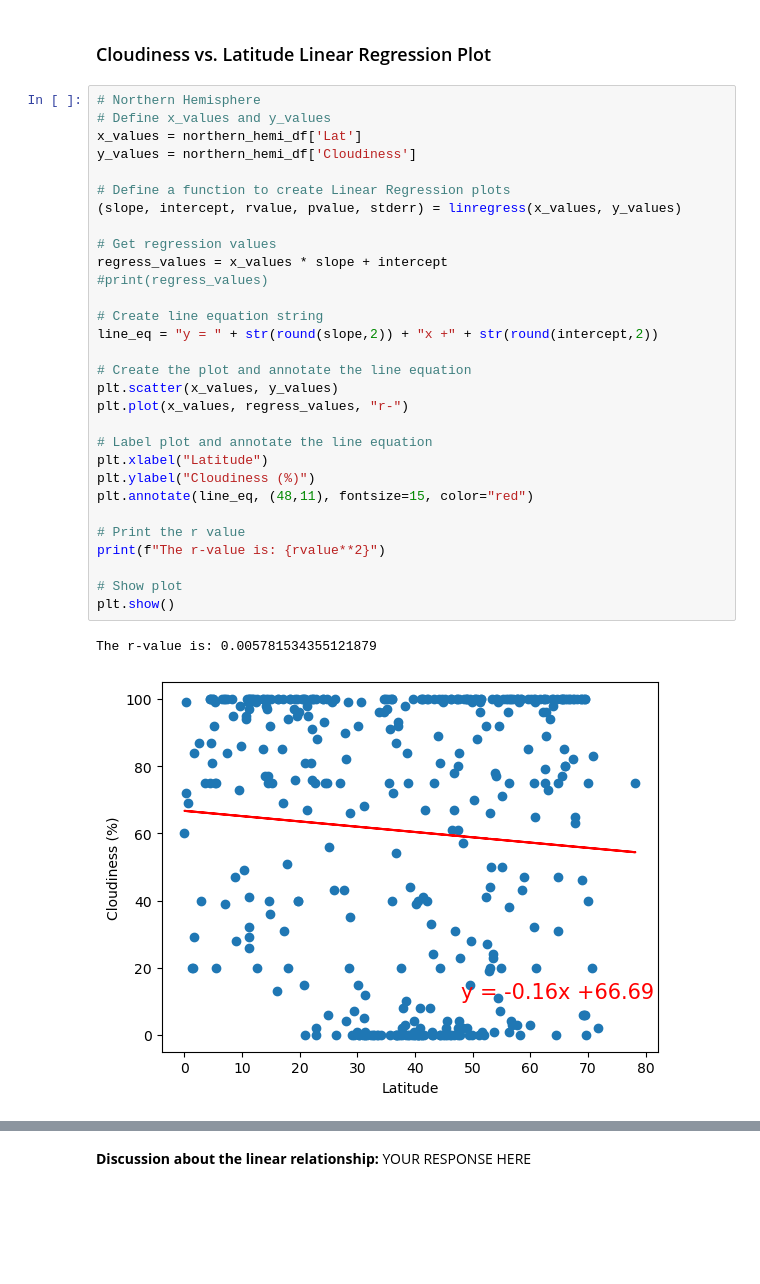
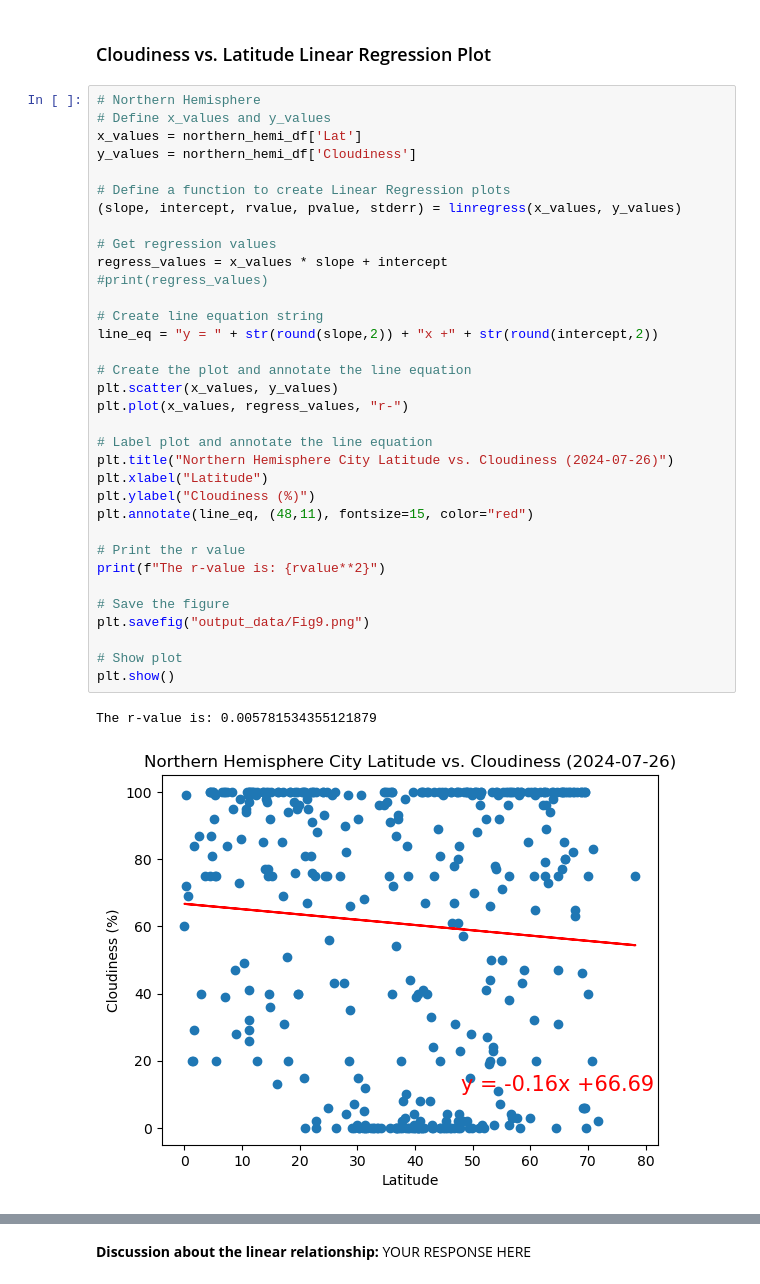
Before and after one commit to ElizabethDashwood/python-api-challenge4, a Jupyter notebook: WeatherPy/WeatherPy.ipynb, the cells around one changed output, grey strips where cells are left out. Drawn from its saved outputs; the diff is of its cells as text; blank space fills up the shorter version.

```diff
--- a/WeatherPy/WeatherPy.ipynb
+++ b/WeatherPy/WeatherPy.ipynb
@@ -484,34 +512,38 @@ The r-value is: 0.0018098632374392739
 # Define x_values and y_values
 x_values = northern_hemi_df['Lat']
 y_values = northern_hemi_df['Cloudiness']
 
 # Define a function to create Linear Regression plots
 (slope, intercept, rvalue, pvalue, stderr) = linregress(x_values, y_values)
 
 # Get regression values
 regress_values = x_values * slope + intercept
 #print(regress_values)
 
 # Create line equation string
 line_eq = "y = " + str(round(slope,2)) + "x +" + str(round(intercept,2))
 
 # Create the plot and annotate the line equation
 plt.scatter(x_values, y_values)
 plt.plot(x_values, regress_values, "r-")
 
 # Label plot and annotate the line equation
+plt.title("Northern Hemisphere City Latitude vs. Cloudiness (2024-07-26)")
 plt.xlabel("Latitude")
 plt.ylabel("Cloudiness (%)")
 plt.annotate(line_eq, (48,11), fontsize=15, color="red")
 
 # Print the r value
 print(f"The r-value is: {rvalue**2}")
 
+# Save the figure
+plt.savefig("output_data/Fig9.png")
+
 # Show plot
 plt.show()
 # %% [output]
 The r-value is: 0.005781534355121879
-[figure, old version]
+[figure, new version]
 # %%
 # Southern Hemisphere
 # Define x_values and y_values
```
Also changed, not shown: parts of 8 cells of this notebook, 8 other files.
